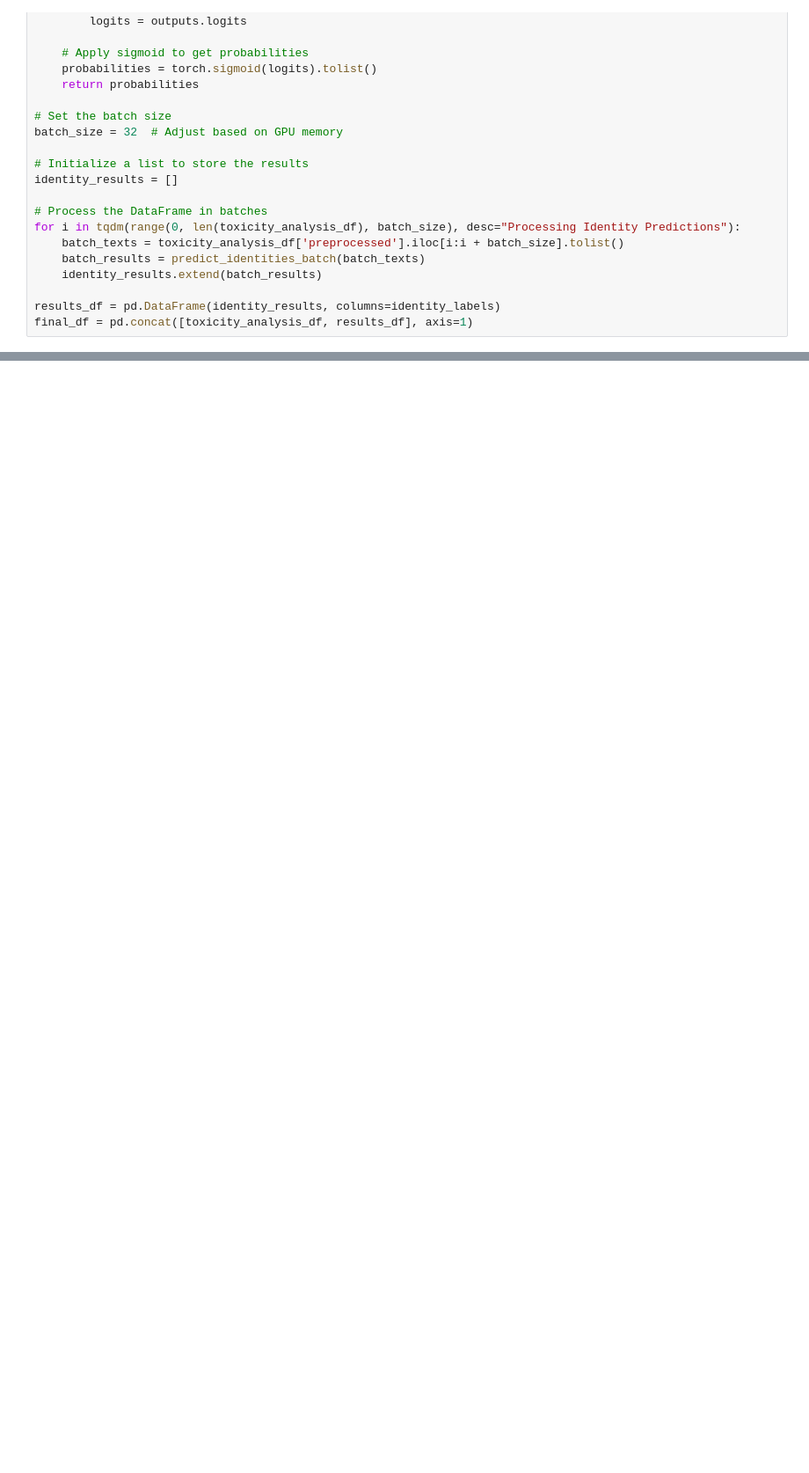
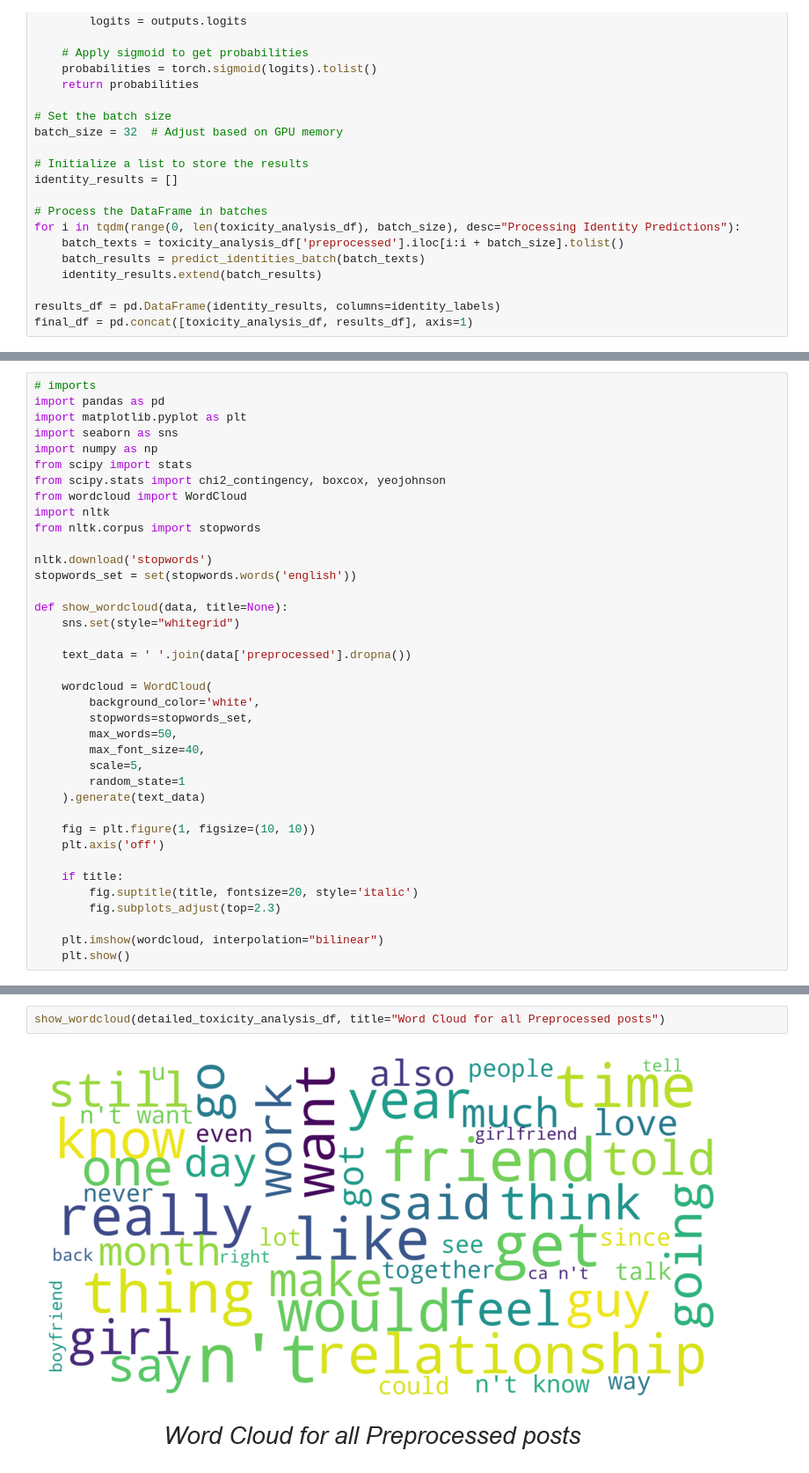
Before and after one commit to sinajaprlja/toxicity_analysis, a Jupyter notebook: src/other_labels.ipynb, the cells around one changed output, grey strips where cells are left out. Shown at 88% size. Drawn from its saved outputs; the diff is of its cells as text; blank space fills up the shorter version.

Commit message:
added wordclouds

```diff
--- a/src/other_labels.ipynb
+++ b/src/other_labels.ipynb
@@ -69,0 +95,38 @@ final_df = pd.concat([toxicity_analysis_df, results_df], axis=1)
+# %%
+# imports
+import pandas as pd
+import matplotlib.pyplot as plt
+import seaborn as sns
+import numpy as np
+from scipy import stats
+from scipy.stats import chi2_contingency, boxcox, yeojohnson
+from wordcloud import WordCloud
+import nltk
+from nltk.corpus import stopwords
+
+nltk.download('stopwords')
+stopwords_set = set(stopwords.words('english'))
+
+def show_wordcloud(data, title=None):
+    sns.set(style="whitegrid")
+
+    text_data = ' '.join(data['preprocessed'].dropna())
+
+    wordcloud = WordCloud(
+        background_color='white',
+        stopwords=stopwords_set,
+        max_words=50,
+        max_font_size=40,
+        scale=5,
+        random_state=1
+    ).generate(text_data)
+
+    fig = plt.figure(1, figsize=(10, 10))
+    plt.axis('off')
+
+    if title:
+        fig.suptitle(title, fontsize=20, style='italic')
+        fig.subplots_adjust(top=2.3)
+
+    plt.imshow(wordcloud, interpolation="bilinear")
+    plt.show()
@@ -69,0 +137,4 @@ final_df = pd.concat([toxicity_analysis_df, results_df], axis=1)
+# %%
+show_wordcloud(detailed_toxicity_analysis_df, title="Word Cloud for all Preprocessed posts")
+# %% [output]
+[figure, added]
```
Also changed, not shown: parts of 13 cells of this notebook.
